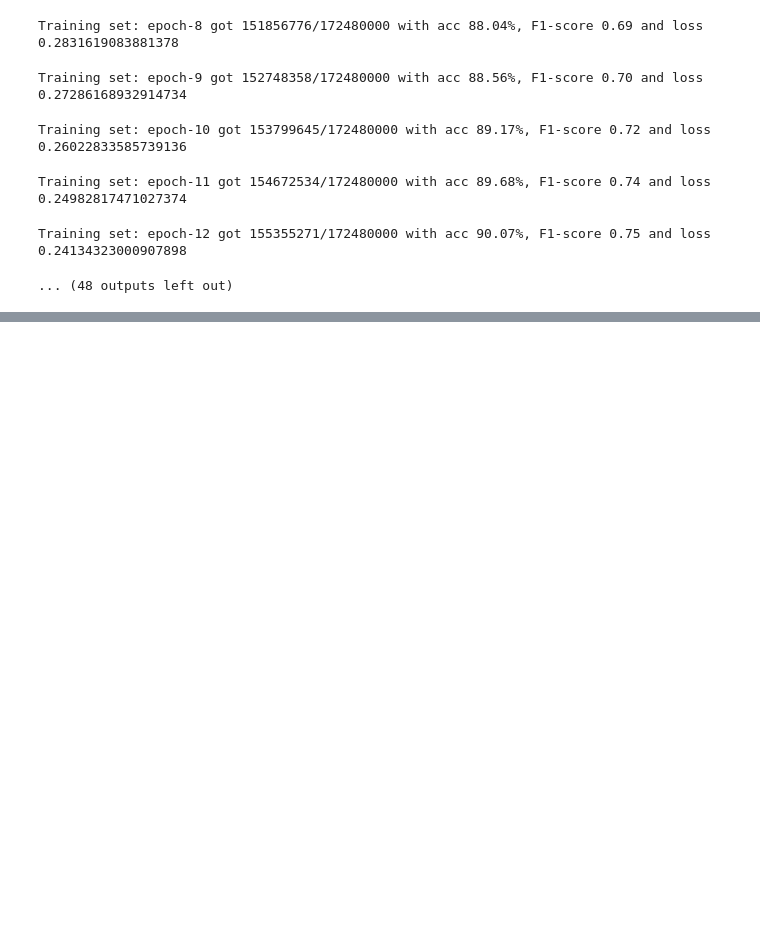
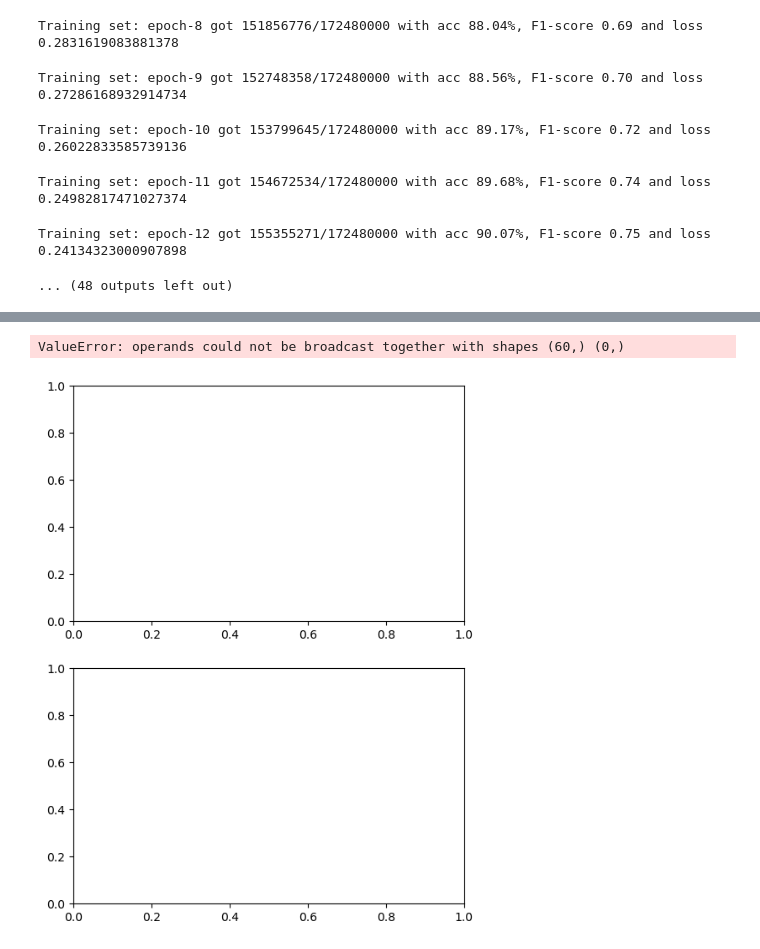
Before and after one commit to QuEnTiNtA/Project2, a Jupyter notebook: Experiment_final_run.ipynb, the cells around one changed output, grey strips where cells are left out. Saved outputs shown, nothing was run; the diff lists cells and outputs as text; code cells hidden in the pictures; blank space fills up the shorter version.

```diff
--- a/Experiment_final_run.ipynb
+++ b/Experiment_final_run.ipynb
@@ -84,0 +105,35 @@ Training set: epoch-12 got 155355271/172480000 with acc 90.07%, F1-score 0.75 an
+# %%
+import io
+
+class CPU_Unpickler(pickle.Unpickler):
+    def find_class(self, module, name):
+        if module == 'torch.storage' and name == '_load_from_bytes':
+            return lambda b: torch.load(io.BytesIO(b), map_location='cpu')
+        else:
+            return super().find_class(module, name)
+
+
+
+f = open(f"result_exp/experiment_final1.pkl","rb")
+exp_4_ = CPU_Unpickler(f).load()
+f.close()
+
+
+fig, (ax1,ax2) = plt.subplots(2,1,figsize=(6,8))
+
+y = 0.5*(np.array(exp_4_["convergence_path"]["train_F1"]) + np.array(exp_4_["convergence_path"]["val_F1"]))
+ax1.plot(np.arange(1,len(y)+1),y,label=r"p=0, $n_{batch} = 10$, $\lambda=0$")
+y = 0.5*(np.array(exp_4_["convergence_path"]["train_acc"]) + np.array(exp_4_["convergence_path"]["val_acc"]))
+ax2.plot(np.arange(1,len(y)+1),y,'-',label=r"p=0, $n_{batch} = 10$, $\lambda=0$")
+
+
+ax2.legend()
+ax1.legend()
+ax1.set_title('Validation F1 score')
+ax2.set_title('Validation Accuracy')
+fig.supxlabel('epoch',y=0.05)
+#plt.savefig('Figure/val_acc_3.pdf', dpi=300, bbox_inches='tight')
+plt.show()
+# %% [output]
+ValueError: operands could not be broadcast together with shapes (60,) (0,)
+[figure, added]
```
Also changed, not shown: parts of 1 cell of this notebook, 2 other files.
